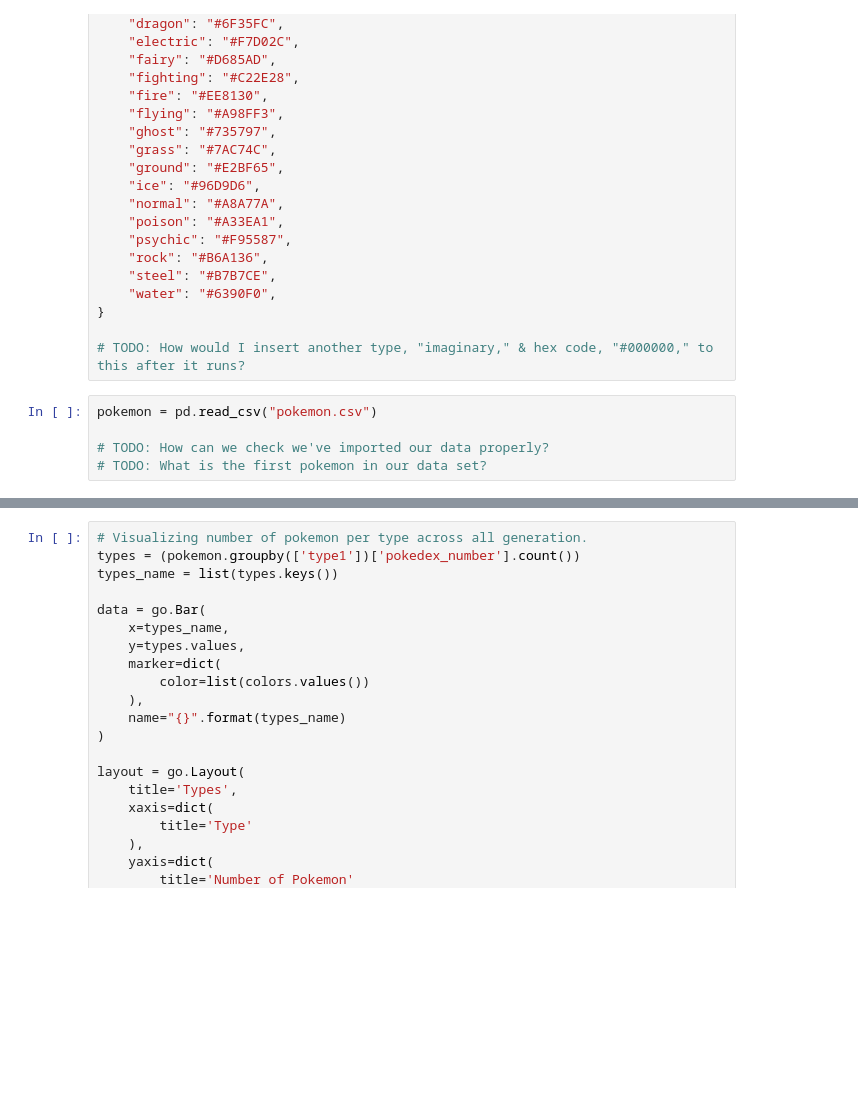
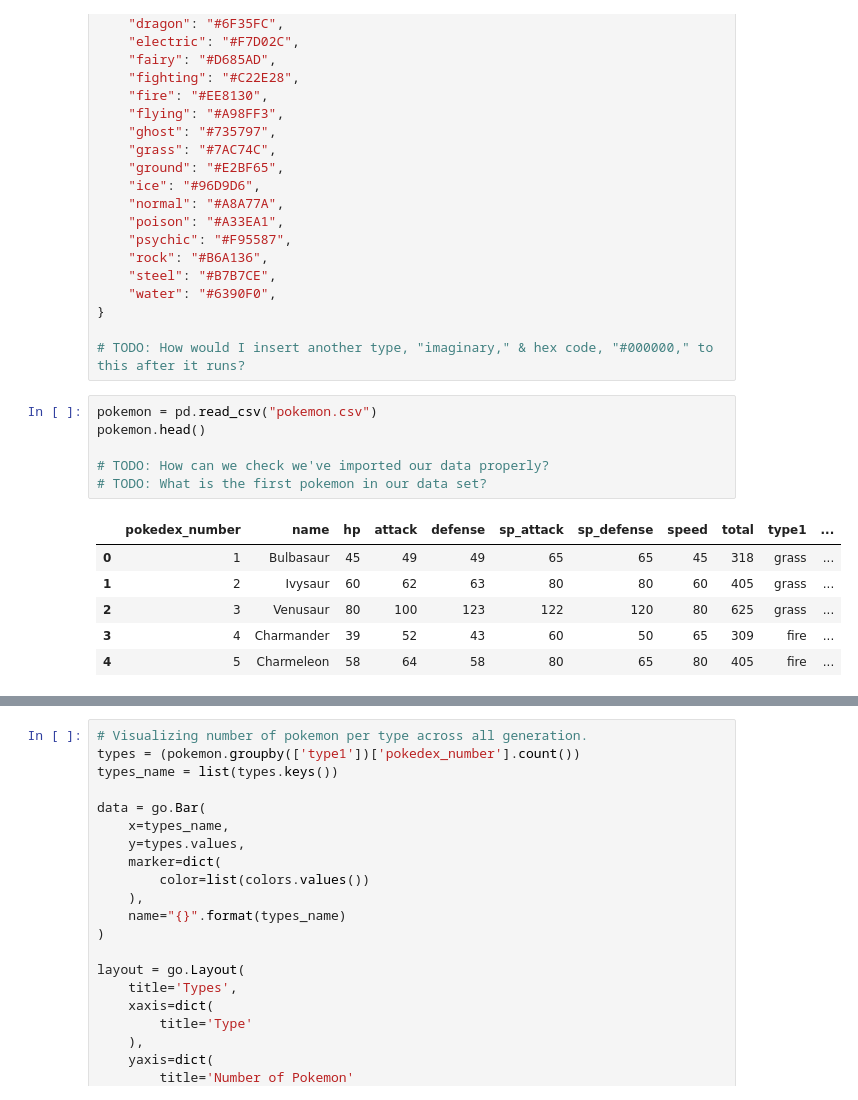
Before and after one commit to SkylerAusten/ArCA-Python-Bootcamp, a Jupyter notebook: Mar 7/class-notebook.ipynb, the cells around one changed output, grey strips where cells are left out. Saved outputs shown, nothing was run; the diff lists cells and outputs as text; blank space fills up the shorter version.

```diff
--- a/Mar 7/class-notebook.ipynb
+++ b/Mar 7/class-notebook.ipynb
@@ -51,7 +51,15 @@ colors = {
 # TODO: How would I insert another type, "imaginary," & hex code, "#000000," to this after it runs?
 # %%
 pokemon = pd.read_csv("pokemon.csv")
+pokemon.head()
 
 # TODO: How can we check we've imported our data properly?
 # TODO: What is the first pokemon in our data set?
+# %% [output]
+|  | pokedex_number | name | hp | attack | defense | sp_attack | sp_defense | speed | total | type1 | ... |
+| 0 | 1 | Bulbasaur | 45 | 49 | 49 | 65 | 65 | 45 | 318 | grass | ... |
+| 1 | 2 | Ivysaur | 60 | 62 | 63 | 80 | 80 | 60 | 405 | grass | ... |
+| 2 | 3 | Venusaur | 80 | 100 | 123 | 122 | 120 | 80 | 625 | grass | ... |
+| 3 | 4 | Charmander | 39 | 52 | 43 | 60 | 50 | 65 | 309 | fire | ... |
+| 4 | 5 | Charmeleon | 58 | 64 | 58 | 80 | 65 | 80 | 405 | fire | ... |
 # %%
```
Also changed, not shown: parts of 5 cells of this notebook, 1 other file.
